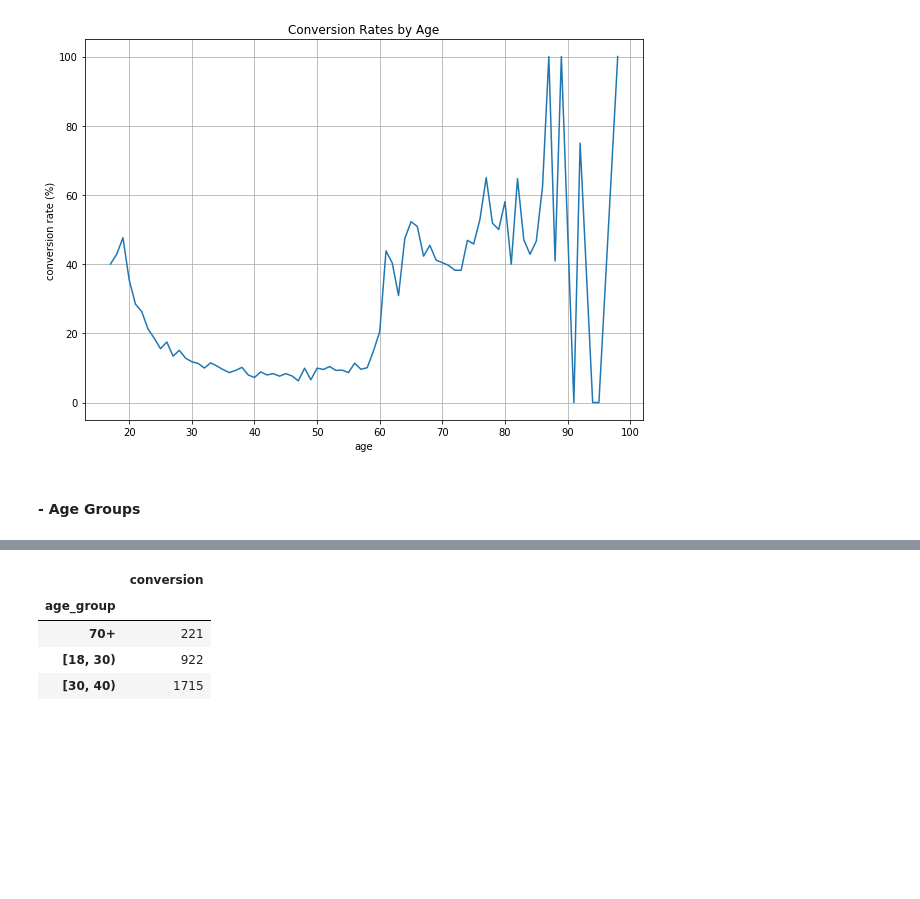
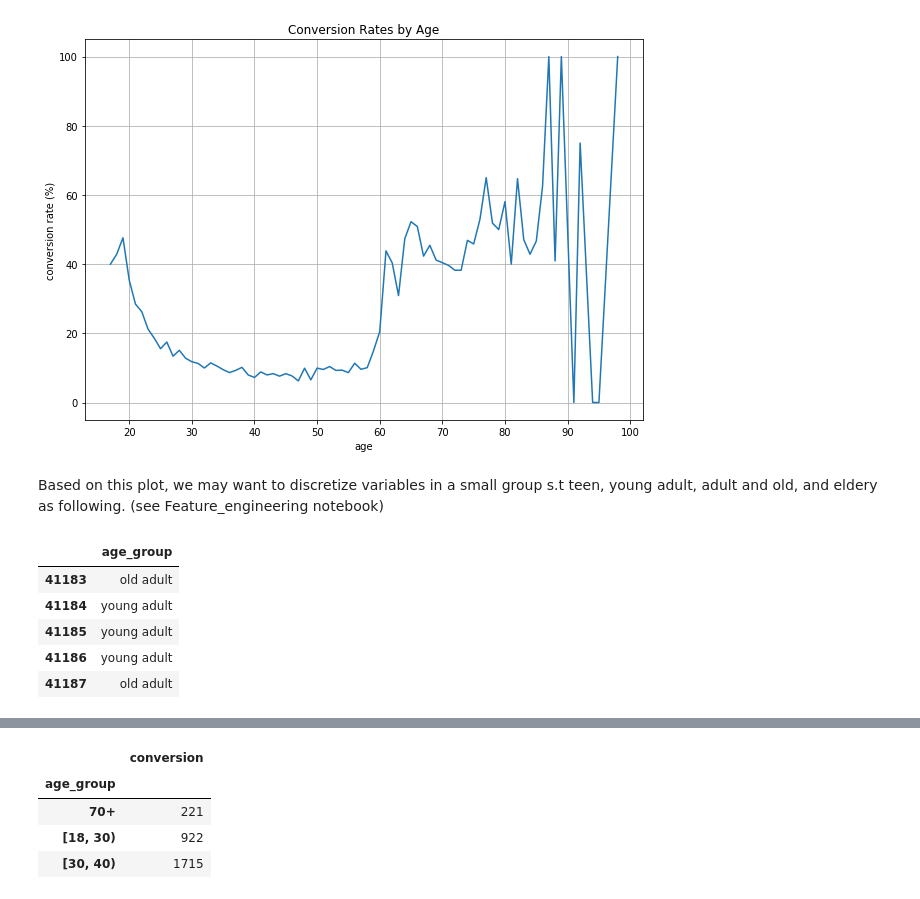
Before and after one commit to ryan13/Projects_prototype, a Jupyter notebook: Marketing_analytics/ConversionRate.ipynb, the cells around one changed output, grey strips where cells are left out. Saved outputs shown, nothing was run; the diff lists cells and outputs as text; code cells hidden in the pictures; blank space fills up the shorter version.

```diff
--- a/Marketing_analytics/ConversionRate.ipynb
+++ b/Marketing_analytics/ConversionRate.ipynb
@@ -9,6 +9,5 @@ import os
 # %% [markdown]
 # Conversion Rate
 # %%
-os.chdir("C:/e-books/DatascienceForMarketing/Chapter02/python")
-df = pd.read_csv('../../data/bank-additional-full.csv', sep=';')
+df = pd.read_csv('C:/training/data/bank-additional-full.csv', sep=';')
 df.shape
@@ -95,5 +106,21 @@ ax.set_ylabel('conversion rate (%)')
 plt.show()
 # %% [output]
 [figure]
-# %% [markdown]
-#### - Age Groups
+# %% [markdown]
+Based on this plot, we may want to discretize variables in a small group s.t teen, young adult, adult and old, and eldery as following. (see Feature_engineering notebook)
+# %%
+import numpy as np
+bins = [0, 25 , 60, 70, 85, np.inf]
+
+# Bin labels
+labels = ['teen', 'young adult', 'adult', 'old adult', 'eldery']
+
+df['age_group'] = pd.cut(df['age'], bins= bins, labels= labels)
+df[['age_group']].tail()
+# %% [output]
+|  | age_group |
+| 41183 | old adult |
+| 41184 | young adult |
+| 41185 | young adult |
+| 41186 | young adult |
+| 41187 | old adult |
```
Also changed, not shown: parts of 6 cells of this notebook.
